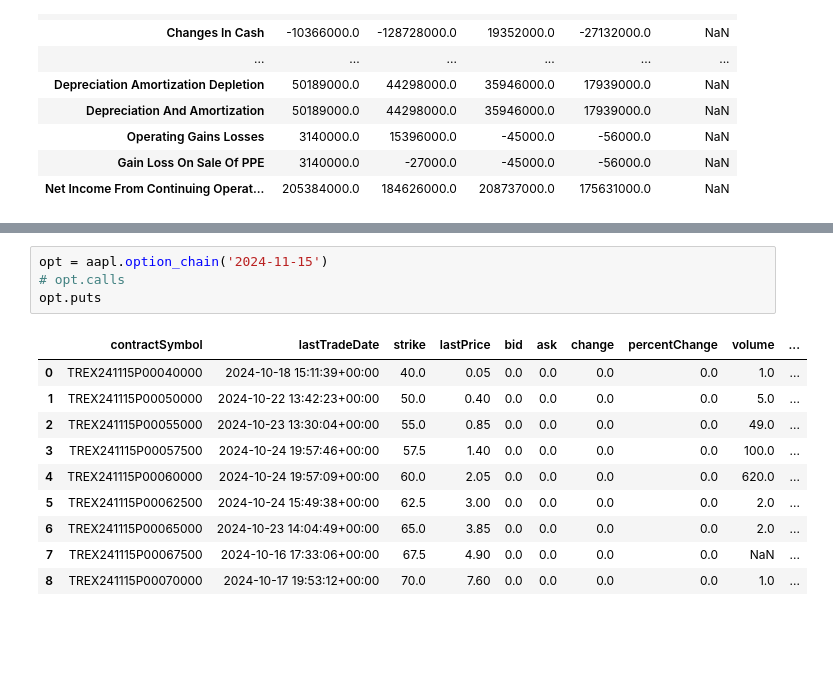
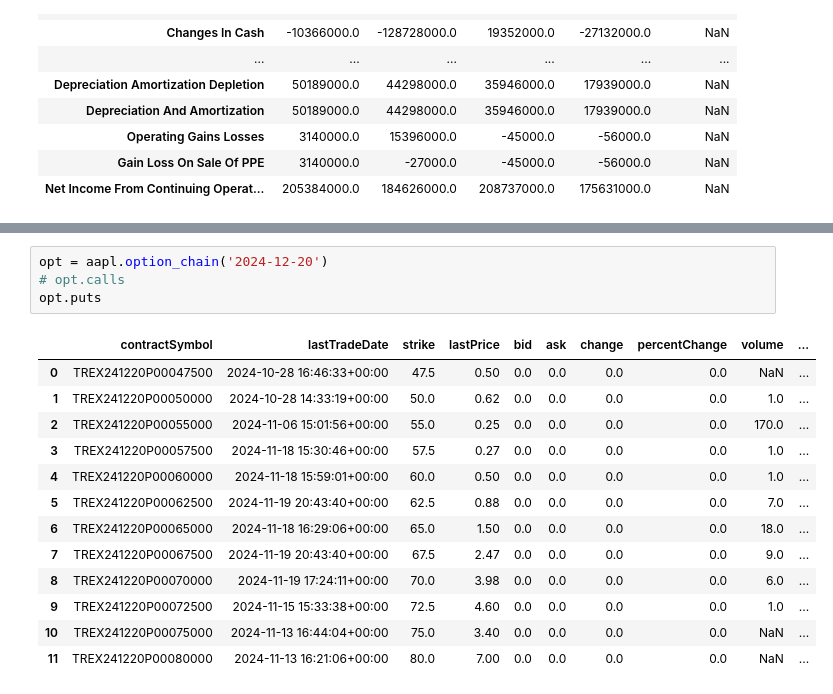
Before and after one commit to MathiasStadler/yfinance_option_chain, a Jupyter notebook: test_option_chain_two.ipynb, the cells around one changed output, grey strips where cells are left out. Saved outputs shown, nothing was run; the diff lists cells and outputs as text; blank space fills up the shorter version.

```diff
--- a/test_option_chain_two.ipynb
+++ b/test_option_chain_two.ipynb
@@ -92,15 +92,18 @@ aapl.options
 # %%
-opt = aapl.option_chain('2024-11-15')
+opt = aapl.option_chain('2024-12-20')
 # opt.calls
 opt.puts
 # %% [output]
 |  | contractSymbol | lastTradeDate | strike | lastPrice | bid | ask | change | percentChange | volume | ... |
-| 0 | TREX241115P00040000 | 2024-10-18 15:11:39+00:00 | 40.0 | 0.05 | 0.0 | 0.0 | 0.0 | 0.0 | 1.0 | ... |
-| 1 | TREX241115P00050000 | 2024-10-22 13:42:23+00:00 | 50.0 | 0.40 | 0.0 | 0.0 | 0.0 | 0.0 | 5.0 | ... |
-| 2 | TREX241115P00055000 | 2024-10-23 13:30:04+00:00 | 55.0 | 0.85 | 0.0 | 0.0 | 0.0 | 0.0 | 49.0 | ... |
-| 3 | TREX241115P00057500 | 2024-10-24 19:57:46+00:00 | 57.5 | 1.40 | 0.0 | 0.0 | 0.0 | 0.0 | 100.0 | ... |
-| 4 | TREX241115P00060000 | 2024-10-24 19:57:09+00:00 | 60.0 | 2.05 | 0.0 | 0.0 | 0.0 | 0.0 | 620.0 | ... |
-| 5 | TREX241115P00062500 | 2024-10-24 15:49:38+00:00 | 62.5 | 3.00 | 0.0 | 0.0 | 0.0 | 0.0 | 2.0 | ... |
-| 6 | TREX241115P00065000 | 2024-10-23 14:04:49+00:00 | 65.0 | 3.85 | 0.0 | 0.0 | 0.0 | 0.0 | 2.0 | ... |
-| 7 | TREX241115P00067500 | 2024-10-16 17:33:06+00:00 | 67.5 | 4.90 | 0.0 | 0.0 | 0.0 | 0.0 | NaN | ... |
-| 8 | TREX241115P00070000 | 2024-10-17 19:53:12+00:00 | 70.0 | 7.60 | 0.0 | 0.0 | 0.0 | 0.0 | 1.0 | ... |
+| 0 | TREX241220P00047500 | 2024-10-28 16:46:33+00:00 | 47.5 | 0.50 | 0.0 | 0.0 | 0.0 | 0.0 | NaN | ... |
+| 1 | TREX241220P00050000 | 2024-10-28 14:33:19+00:00 | 50.0 | 0.62 | 0.0 | 0.0 | 0.0 | 0.0 | 1.0 | ... |
+| 2 | TREX241220P00055000 | 2024-11-06 15:01:56+00:00 | 55.0 | 0.25 | 0.0 | 0.0 | 0.0 | 0.0 | 170.0 | ... |
+| 3 | TREX241220P00057500 | 2024-11-18 15:30:46+00:00 | 57.5 | 0.27 | 0.0 | 0.0 | 0.0 | 0.0 | 1.0 | ... |
+| 4 | TREX241220P00060000 | 2024-11-18 15:59:01+00:00 | 60.0 | 0.50 | 0.0 | 0.0 | 0.0 | 0.0 | 1.0 | ... |
+| 5 | TREX241220P00062500 | 2024-11-19 20:43:40+00:00 | 62.5 | 0.88 | 0.0 | 0.0 | 0.0 | 0.0 | 7.0 | ... |
+| 6 | TREX241220P00065000 | 2024-11-18 16:29:06+00:00 | 65.0 | 1.50 | 0.0 | 0.0 | 0.0 | 0.0 | 18.0 | ... |
+| 7 | TREX241220P00067500 | 2024-11-19 20:43:40+00:00 | 67.5 | 2.47 | 0.0 | 0.0 | 0.0 | 0.0 | 9.0 | ... |
+| 8 | TREX241220P00070000 | 2024-11-19 17:24:11+00:00 | 70.0 | 3.98 | 0.0 | 0.0 | 0.0 | 0.0 | 6.0 | ... |
+| 9 | TREX241220P00072500 | 2024-11-15 15:33:38+00:00 | 72.5 | 4.60 | 0.0 | 0.0 | 0.0 | 0.0 | 1.0 | ... |
+| 10 | TREX241220P00075000 | 2024-11-13 16:44:04+00:00 | 75.0 | 3.40 | 0.0 | 0.0 | 0.0 | 0.0 | NaN | ... |
+| 11 | TREX241220P00080000 | 2024-11-13 16:21:06+00:00 | 80.0 | 7.00 | 0.0 | 0.0 | 0.0 | 0.0 | NaN | ... |
```
Also changed, not shown: parts of 1 cell of this notebook.
